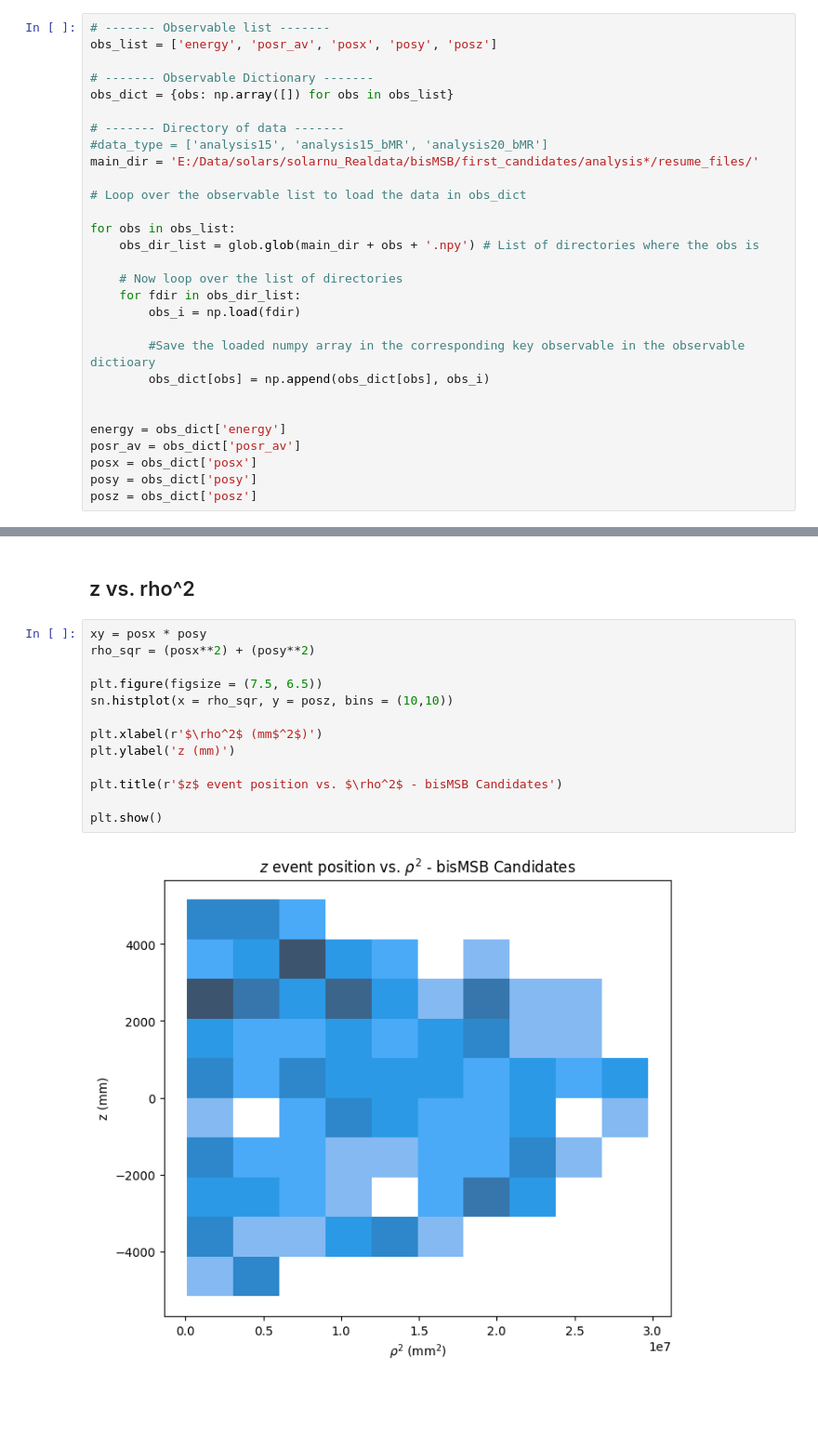
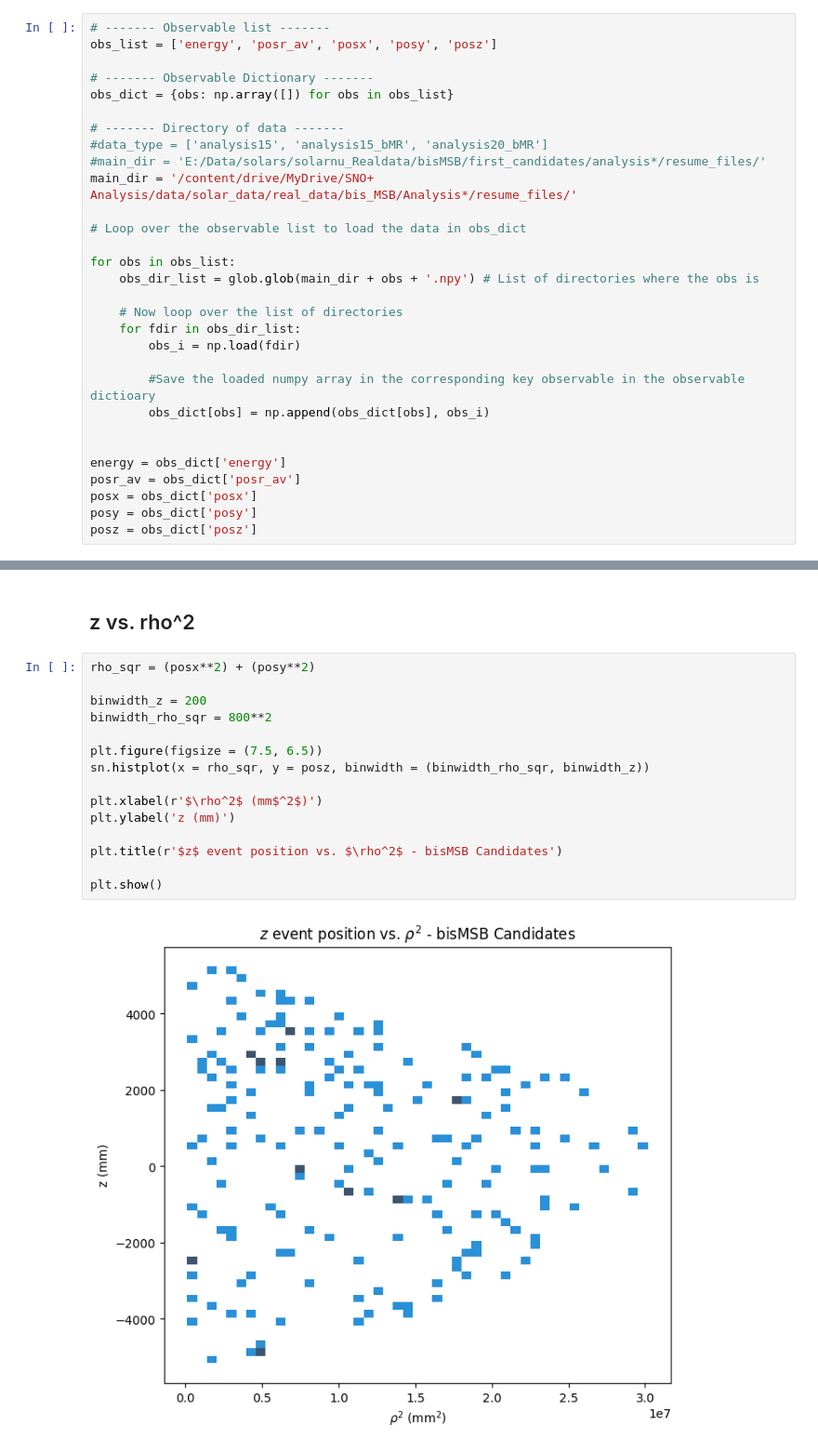
Before and after one commit to joankl/Solar-Neutrinos-Project, a Jupyter notebook: bis_data_candidates/First candidates study.ipynb, the cells around one changed output, grey strips where cells are left out. Shown at 93% size. Drawn from its saved outputs; the diff is of its cells as text; blank space fills up the shorter version.

Commit message:
Update on plots of bisMSB candidates for solar analysis

```diff
--- a/bis_data_candidates/First candidates study.ipynb
+++ b/bis_data_candidates/First candidates study.ipynb
@@ -16,7 +21,8 @@ obs_dict = {obs: np.array([]) for obs in obs_list}
 
 # ------- Directory of data -------
 #data_type = ['analysis15', 'analysis15_bMR', 'analysis20_bMR']
-main_dir = 'E:/Data/solars/solarnu_Realdata/bisMSB/first_candidates/analysis*/resume_files/'
+#main_dir = 'E:/Data/solars/solarnu_Realdata/bisMSB/first_candidates/analysis*/resume_files/'
+main_dir = '/content/drive/MyDrive/SNO+ Analysis/data/solar_data/real_data/bis_MSB/Analysis*/resume_files/'
 
 # Loop over the observable list to load the data in obs_dict
 
@@ -137,17 +143,19 @@ plt.show()
 # %% [markdown]
 ## z vs. rho^2
 # %%
-xy = posx * posy
 rho_sqr = (posx**2) + (posy**2)
 
+binwidth_z = 200
+binwidth_rho_sqr = 800**2
+
 plt.figure(figsize = (7.5, 6.5))
-sn.histplot(x = rho_sqr, y = posz, bins = (10,10))
+sn.histplot(x = rho_sqr, y = posz, binwidth = (binwidth_rho_sqr, binwidth_z))
 
 plt.xlabel(r'$\rho^2$ (mm$^2$)')
 plt.ylabel('z (mm)')
 
 plt.title(r'$z$ event position vs. $\rho^2$ - bisMSB Candidates')
 
 plt.show()
 # %% [output]
-[figure, old version]
+[figure, new version]
```
Also changed, not shown: parts of 6 cells of this notebook.
